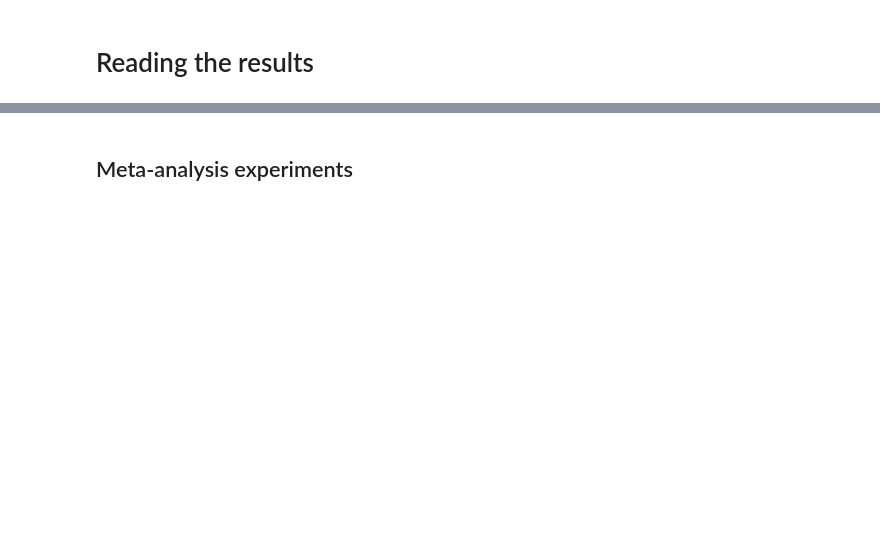
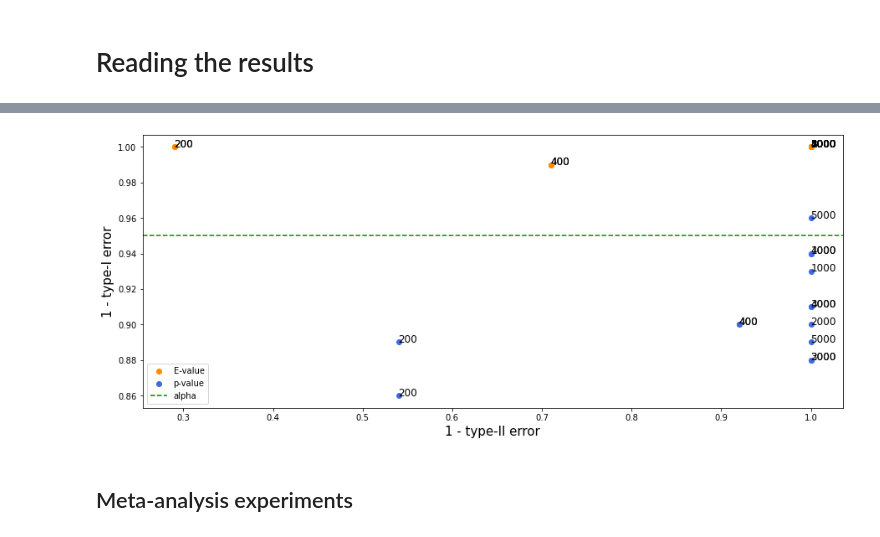
Before and after one commit to tpandeva/c2st-e, a Jupyter notebook: remote_notebooks/C2ST_fastmri_plus_loading.ipynb, the cells around one changed output, grey strips where cells are left out. Cells and saved outputs as stored; diff of their text form; code cells hidden in the pictures; blank space fills up the shorter version.

```diff
--- a/remote_notebooks/C2ST_fastmri_plus_loading.ipynb
+++ b/remote_notebooks/C2ST_fastmri_plus_loading.ipynb
@@ -261,6 +308,7 @@ plt.show()
 plt.figure(figsize=(15, 6))
 
 ex, ey1, ey2, px, py1, py2 = [], [], [], [], [], []
+pl1, pl2 = [], []
 for size, vals in errors_per_size.items():
     e1a = 1.0 - vals["1a"]["e_error"]
     e1b = 1.0 - vals["1b"]["e_error"]
@@ -276,33 +324,37 @@ for size, vals in errors_per_size.items():
     py1.append(p1a)
     py2.append(p1b)
 
     plt.annotate(f"{size}", (e2, e1a), fontsize=12)
     plt.annotate(f"{size}", (e2, e1b), fontsize=12)
     plt.annotate(f"{size}", (p2, p1a), fontsize=12)
     plt.annotate(f"{size}", (p2, p1b), fontsize=12)
 
 plt.scatter(ex, ey1, label="E-value", c="darkorange")
 plt.scatter(ex, ey2, label="E-value", c="darkorange")
 
 plt.scatter(px, py1, label="p-value", c="royalblue")
 plt.scatter(px, py2, label="p-value", c="royalblue")
 
+plt.axhline(y=1-alpha, label="alpha", linestyle="--", c="green")
+
 plt.xlabel("1 - type-II error", fontsize=15)
 plt.ylabel("1 - type-I error", fontsize=15)
 # Make sure labels are not duplicated
 handles, labels = plt.gca().get_legend_handles_labels()
 by_label = dict(zip(labels, handles))
 plt.legend(by_label.values(), by_label.keys())
 
 if save_figs:
     plot_save_dir = save_dir
     plot_save_dir.mkdir(parents=True, exist_ok=True)
     save_name = f"mri_pareto_front"
     plt.savefig(plot_save_dir / (save_name + ".pdf"), dpi=300)
     plt.savefig(plot_save_dir / (save_name + ".svg"), dpi=300)
     plt.savefig(plot_save_dir / (save_name + ".png"), dpi=300)
 
 plt.show()
+# %% [output]
+[figure, added]
 # %% [markdown]
 ## Meta-analysis experiments
 # %%
```
Also changed, not shown: parts of 8 cells of this notebook, 1 other file.
